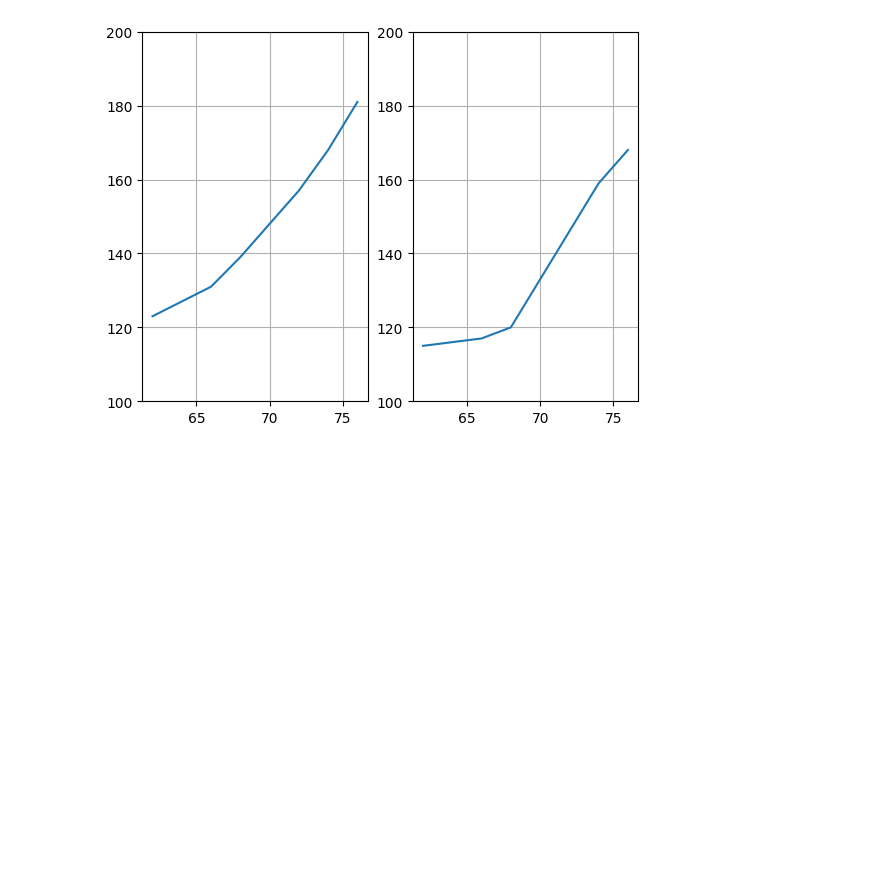
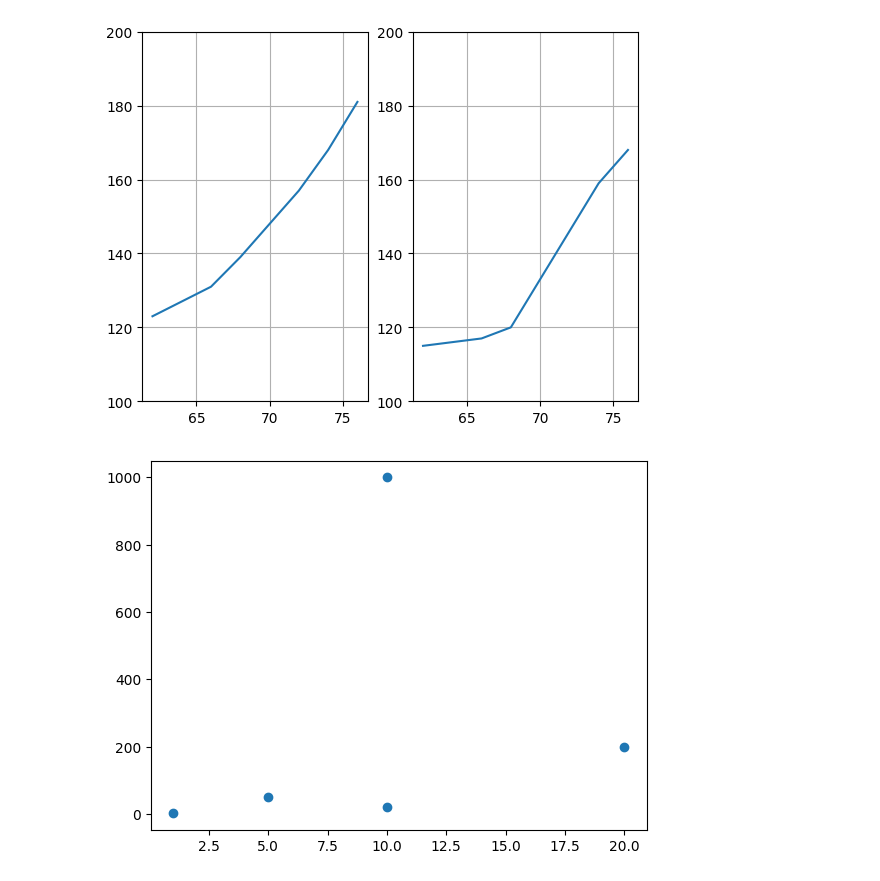
Before and after one commit to nexiqo/Machine-learning-challenge-in-100-days, a Jupyter notebook: mlday1.ipynb, the cells around one changed output. Cells and saved outputs as stored; diff of their text form; code cells hidden in the pictures; blank space fills up the shorter version.

```diff
--- a/mlday1.ipynb
+++ b/mlday1.ipynb
@@ -99,3 +99,13 @@ plt.plot(height,female_weight)
 # %% [output]
 [<matplotlib.lines.Line2D at 0x...>]
 [figure]
+# %%
+import matplotlib.pyplot as plt
+
+xpoints = [1, 10, 5, 10, 20]
+ypoints = [2, 20, 50, 1000, 200]
+
+plt.plot(xpoints, ypoints, 'o')
+plt.show()
+# %% [output]
+[figure, added]
```
Also changed, not shown: parts of 4 cells of this notebook.
